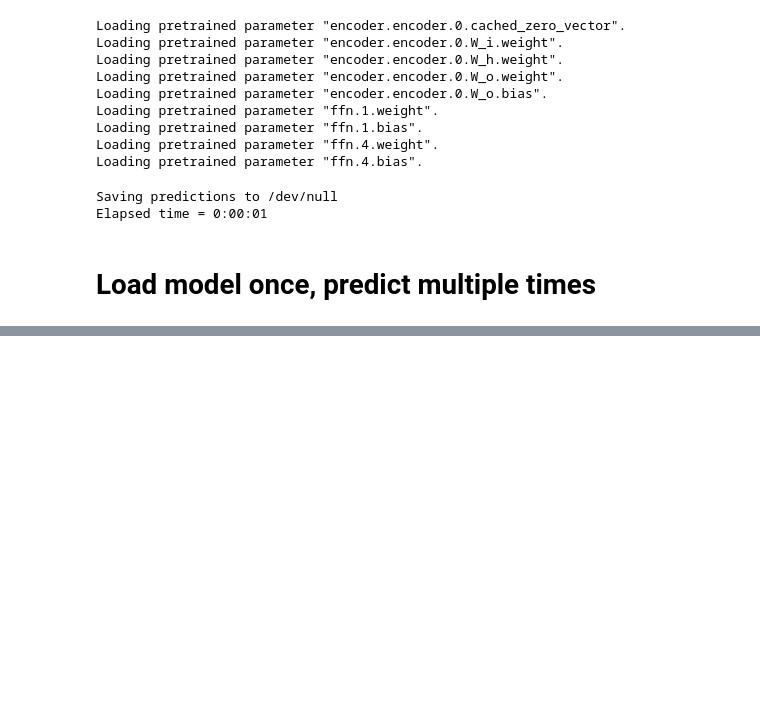
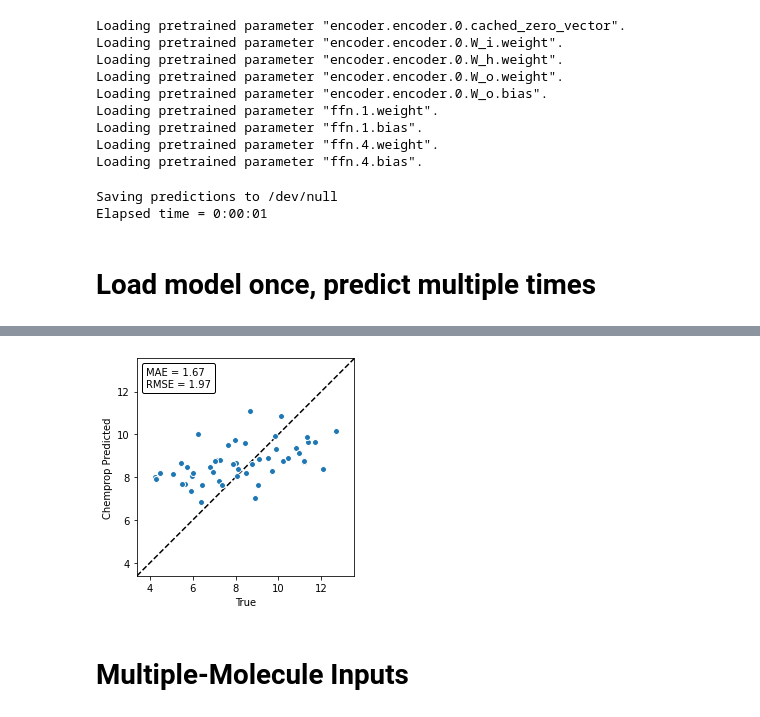
Before and after one commit to chemprop/chemprop, a Jupyter notebook: colab_demo.ipynb, the cells around one changed output, grey strips where cells are left out. Saved outputs shown, nothing was run; the diff lists cells and outputs as text; code cells hidden in the pictures; blank space fills up the shorter version.

```diff
--- a/colab_demo.ipynb
+++ b/colab_demo.ipynb
@@ -152,7 +198,7 @@ Elapsed time = 0:00:01
 arguments = [
     '--test_path', '/dev/null',
     '--preds_path', '/dev/null',
-    '--checkpoint_dir', 'test_checkpoints'
+    '--checkpoint_dir', 'test_checkpoints_reg'
 ]
 
 args = chemprop.args.PredictArgs().parse_args(arguments)
@@ -191,0 +287,9 @@ Elapsed time = 0:00:01
+# %%
+arguments = [
+    '--test_path', 'test_checkpoints_reaction/fold_0/test_smiles.csv',
+    '--preds_path', 'test_preds_reaction.csv',
+    '--checkpoint_dir', 'test_checkpoints_reaction'
+]
+
+args = chemprop.args.PredictArgs().parse_args(arguments)
+preds = chemprop.train.make_predictions(args=args)
@@ -191,0 +314,9 @@ Elapsed time = 0:00:01
+# %%
+df = pd.read_csv('test_checkpoints_reaction/fold_0/test_full.csv')
+df['preds'] = [x[0] for x in preds]
+
+plot_parity(df.ea, df.preds)
+# %% [output]
+[figure, added]
+# %% [markdown]
+# Multiple-Molecule Inputs
```
Also changed, not shown: parts of 37 cells of this notebook.
